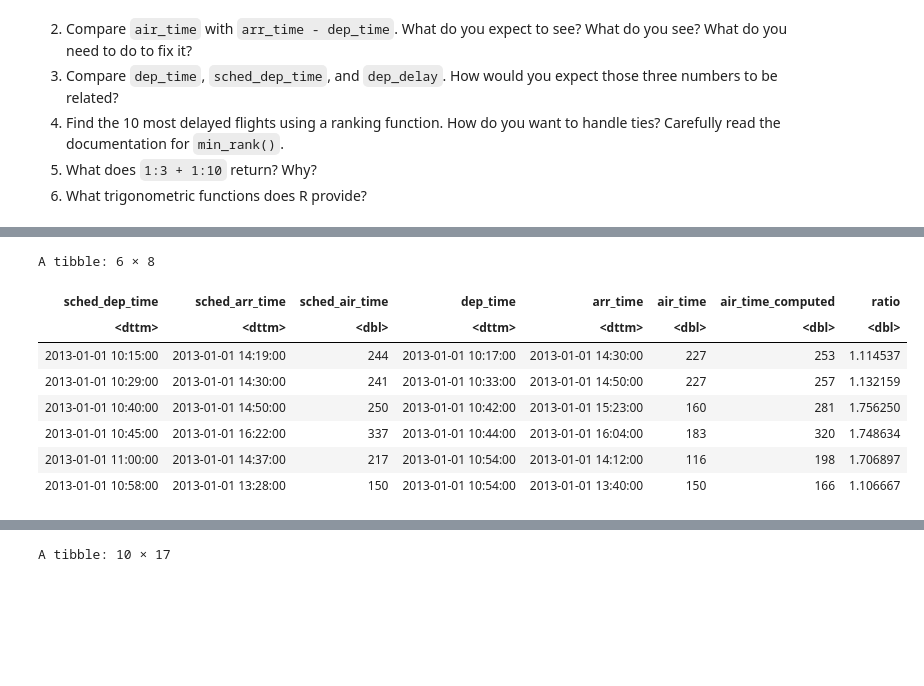
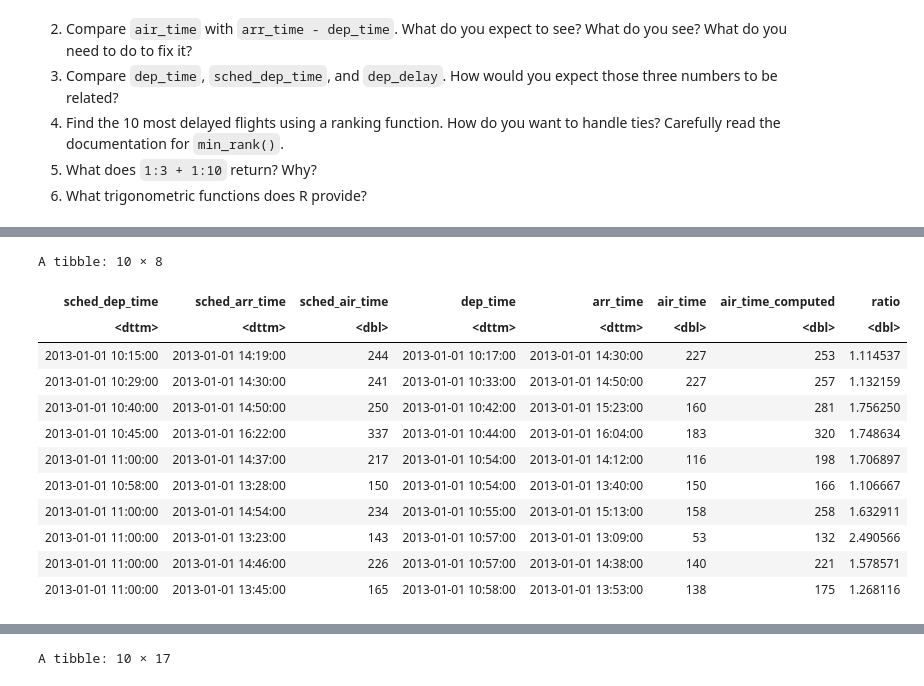
Before and after one commit to alexander-matsievsky/books-and-courses, a Jupyter notebook: r4ds/Part I. Explore/Chapter 3. Data Transformation with dplyr.ipynb, the cells around one changed output, grey strips where cells are left out. Cells and saved outputs as stored; diff of their text form; code cells hidden in the pictures; blank space fills up the shorter version.

```diff
--- a/r4ds/Part I. Explore/Chapter 3. Data Transformation with dplyr.ipynb
+++ b/r4ds/Part I. Explore/Chapter 3. Data Transformation with dplyr.ipynb
@@ -258,11 +258,11 @@ ASOS download from Iowa Environmental Mesonet, https://mesonet.agron.iastate.edu
 [Package nycflights13 version 1.0.1 ]
 # %%
 flights_utc <- bind_cols(
-  select(flights, -matches("year|month|day|hour|minute|dep_time|arr_time|origin|dest")),
+  select(nycflights13::flights, -matches("year|month|day|hour|minute|dep_time|arr_time|origin|dest")),
 
   left_join(
-    select(flights, matches("year|month|day|dep_time|origin")),
-    select(airports, matches("faa|name|tzone")),
+    select(nycflights13::flights, matches("year|month|day|dep_time|origin")),
+    select(nycflights13::airports, matches("faa|name|tzone")),
     by = c("origin" = "faa")
   ) %>% transmute(
     dep_time = with_tz(make_datetime(year, month, day, dep_time %/% 100, dep_time %% 100, tz = tzone), "UTC"),
@@ -272,8 +272,8 @@ flights_utc <- bind_cols(
   ),
 
   left_join(
-    select(flights, matches("year|month|day|arr_time|dest")),
-    select(airports, matches("faa|name|tzone")),
+    select(nycflights13::flights, matches("year|month|day|arr_time|dest")),
+    select(nycflights13::airports, matches("faa|name|tzone")),
     by = c("dest" = "faa")
   ) %>% transmute(
     arr_time = with_tz(make_datetime(year, month, day, arr_time %/% 100, arr_time %% 100, tz = tzone), "UTC"),
@@ -282,7 +282,7 @@ flights_utc <- bind_cols(
     sched_arr_time = with_tz(make_datetime(year, month, day, sched_arr_time %/% 100, sched_arr_time %% 100, tz = tzone), "UTC"),
   )
 ) %>%
-  left_join(select(airlines, carrier, carrier_name = name), by = "carrier") %>%
+  left_join(select(nycflights13::airlines, carrier, carrier_name = name), by = "carrier") %>%
   select(sort(colnames(.)))
 head(flights_utc)
 # %% [output]
@@ -804,27 +804,31 @@ flights_utc %>%
 # %%
 # 2.
 flights_utc %>%
   transmute(
     sched_dep_time = sched_dep_time,
     sched_arr_time = sched_arr_time,
     sched_air_time = (sched_arr_time - sched_dep_time) / dminutes(),
     dep_time = dep_time,
     arr_time = arr_time,
     air_time = air_time,
     air_time_computed = (arr_time - dep_time) / dminutes(),
     ratio = air_time_computed / air_time
   ) %>%
-  head()
+  head(10)
 # %% [output]
-A tibble: 6 × 8
+A tibble: 10 × 8
 | sched_dep_time | sched_arr_time | sched_air_time | dep_time | arr_time | air_time | air_time_computed | ratio |
 | <dttm> | <dttm> | <dbl> | <dttm> | <dttm> | <dbl> | <dbl> | <dbl> |
 | 2013-01-01 10:15:00 | 2013-01-01 14:19:00 | 244 | 2013-01-01 10:17:00 | 2013-01-01 14:30:00 | 227 | 253 | 1.114537 |
 | 2013-01-01 10:29:00 | 2013-01-01 14:30:00 | 241 | 2013-01-01 10:33:00 | 2013-01-01 14:50:00 | 227 | 257 | 1.132159 |
 | 2013-01-01 10:40:00 | 2013-01-01 14:50:00 | 250 | 2013-01-01 10:42:00 | 2013-01-01 15:23:00 | 160 | 281 | 1.756250 |
 | 2013-01-01 10:45:00 | 2013-01-01 16:22:00 | 337 | 2013-01-01 10:44:00 | 2013-01-01 16:04:00 | 183 | 320 | 1.748634 |
 | 2013-01-01 11:00:00 | 2013-01-01 14:37:00 | 217 | 2013-01-01 10:54:00 | 2013-01-01 14:12:00 | 116 | 198 | 1.706897 |
 | 2013-01-01 10:58:00 | 2013-01-01 13:28:00 | 150 | 2013-01-01 10:54:00 | 2013-01-01 13:40:00 | 150 | 166 | 1.106667 |
+| 2013-01-01 11:00:00 | 2013-01-01 14:54:00 | 234 | 2013-01-01 10:55:00 | 2013-01-01 15:13:00 | 158 | 258 | 1.632911 |
+| 2013-01-01 11:00:00 | 2013-01-01 13:23:00 | 143 | 2013-01-01 10:57:00 | 2013-01-01 13:09:00 | 53 | 132 | 2.490566 |
+| 2013-01-01 11:00:00 | 2013-01-01 14:46:00 | 226 | 2013-01-01 10:57:00 | 2013-01-01 14:38:00 | 140 | 221 | 1.578571 |
+| 2013-01-01 11:00:00 | 2013-01-01 13:45:00 | 165 | 2013-01-01 10:58:00 | 2013-01-01 13:53:00 | 138 | 175 | 1.268116 |
 # %%
 # 3.
 flights_utc %>%
```
Also changed, not shown: parts of 16 cells of this notebook, 5 other files.
